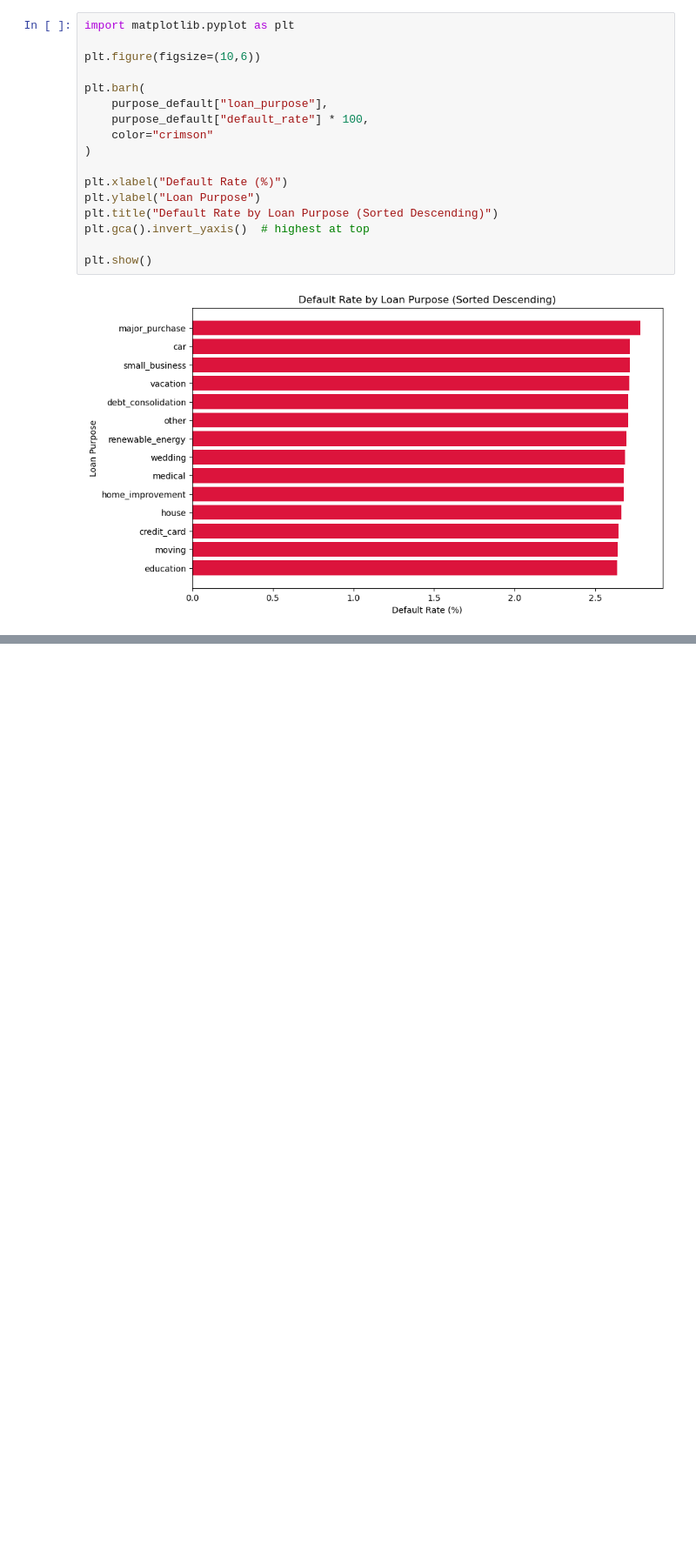
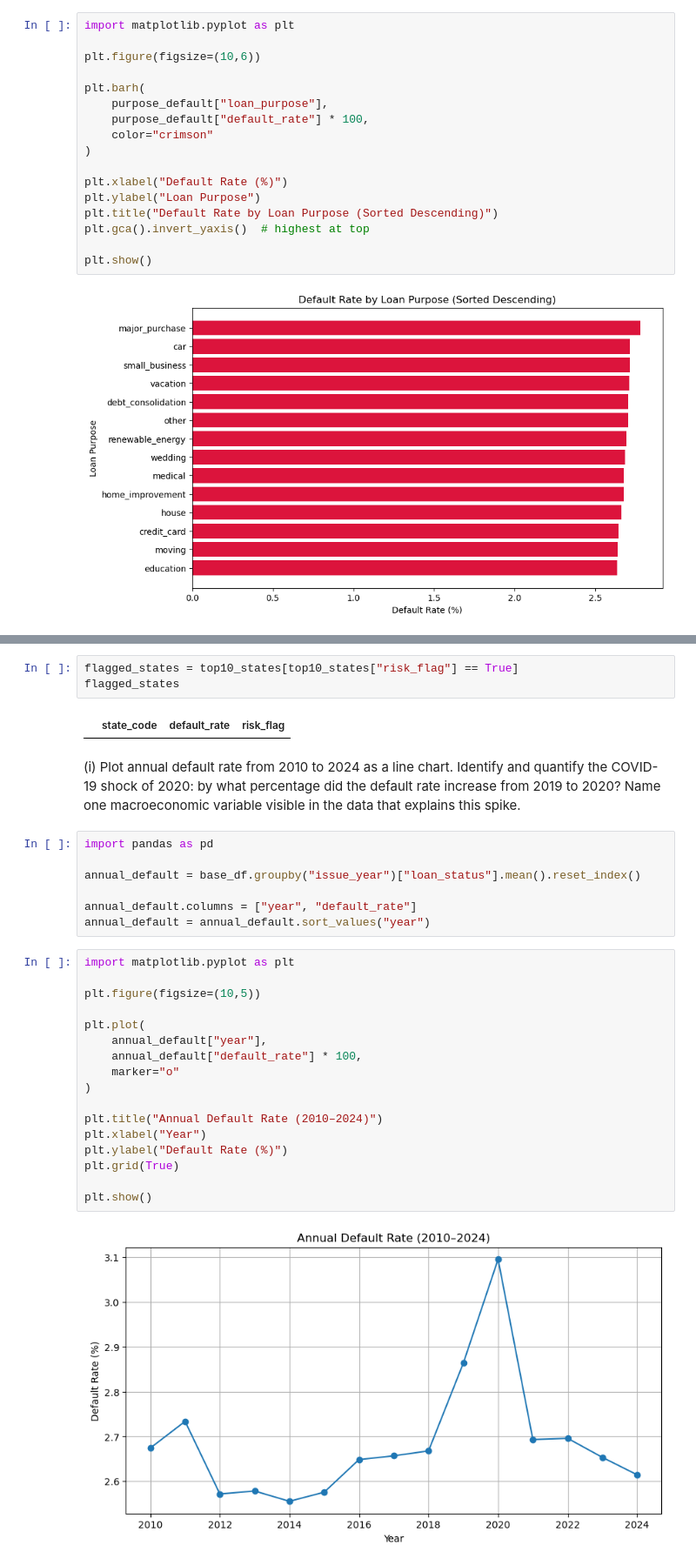
Before and after one commit to Payal10-Git/finalEDA, a Jupyter notebook: EDA_FINAL_35.ipynb, the cells around one changed output, grey strips where cells are left out. Shown at 87% size. Drawn from its saved outputs; the diff is of its cells as text; blank space fills up the shorter version.

```diff
--- a/EDA_FINAL_35.ipynb
+++ b/EDA_FINAL_35.ipynb
@@ -1415,0 +1486,33 @@ plt.show()
+# %%
+flagged_states = top10_states[top10_states["risk_flag"] == True]
+flagged_states
+# %% [output]
+|  | state_code | default_rate | risk_flag |
+# %% [markdown]
+(i)	Plot annual default rate from 2010 to 2024 as a line chart. Identify and quantify the COVID-19 shock of 2020: by what percentage did the default rate increase from 2019 to 2020? Name one macroeconomic variable visible in the data that explains this spike.
+# %%
+import pandas as pd
+
+annual_default = base_df.groupby("issue_year")["loan_status"].mean().reset_index()
+
+annual_default.columns = ["year", "default_rate"]
+annual_default = annual_default.sort_values("year")
+# %%
+import matplotlib.pyplot as plt
+
+plt.figure(figsize=(10,5))
+
+plt.plot(
+    annual_default["year"],
+    annual_default["default_rate"] * 100,
+    marker="o"
+)
+
+plt.title("Annual Default Rate (2010–2024)")
+plt.xlabel("Year")
+plt.ylabel("Default Rate (%)")
+plt.grid(True)
+
+plt.show()
+# %% [output]
+[figure, added]
```
Also changed, not shown: parts of 95 cells of this notebook.
